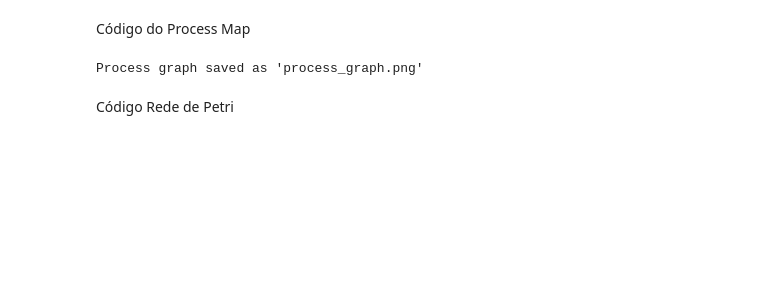
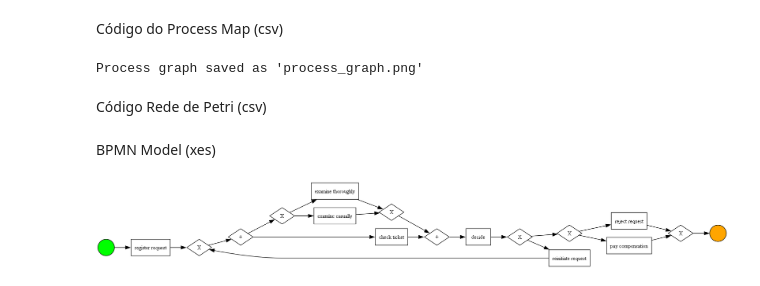
Before and after one commit to gabriellaserra/Process-mining-novo, a Jupyter notebook: Notebooks/Caio.ipynb, the cells around one changed output. Cells and saved outputs as stored; diff of their text form; code cells hidden in the pictures; blank space fills up the shorter version.

Commit message:
todos os códigos do pm4py

```diff
--- a/Notebooks/Caio.ipynb
+++ b/Notebooks/Caio.ipynb
@@ -1,5 +1,5 @@
 # %% [markdown]
-Código do Process Map
+Código do Process Map (csv)
 # %%
 import pandas as pd
 import pm4py
@@ -87,7 +87,7 @@ if __name__ == "__main__":
 # %% [output]
 Process graph saved as 'process_graph.png'
 # %% [markdown]
-Código Rede de Petri
+Código Rede de Petri (csv)
 # %%
 import pandas as pd
 import pm4py
@@ -111,3 +111,24 @@ def import_csv(file_path):
     pn_visualizer.view(gviz)  # Esta linha exibe o gráfico gerado pelo Graphviz
 
 import_csv('C:\\Caio\\grupo-2\\Bases_de_Dados\\running-example_3.csv')
+# %% [markdown]
+BPMN Model (xes)
+# %%
+import pm4py
+if __name__ == "__main__":
+    #Lê o arquivo XES que contém o log de eventos.
+    log = pm4py.read_xes('C:\\Caio\\grupo-2\\Bases_de_Dados\\running-example.xes')
+
+    #Descobre a árvore de processos indutivamente com base no log de eventos.
+    #Isso cria uma representação gráfica dos processos subjacentes nos dados do log.
+    process_tree = pm4py.discover_process_tree_inductive(log)
+
+    #Converte a árvore de processos em um modelo BPMN.
+    #Isso permite representar os processos descobertos em um formato padronizado e visualmente compreensível.
+    bpmn_model = pm4py.convert_to_bpmn(process_tree)
+
+    #Exibe o modelo BPMN.
+    #Isso permite visualizar os processos descobertos em um formato de diagrama BPMN.
+    pm4py.view_bpmn(bpmn_model)
+# %% [output]
+[figure, added]
```
Also changed, not shown: parts of 8 cells of this notebook.
